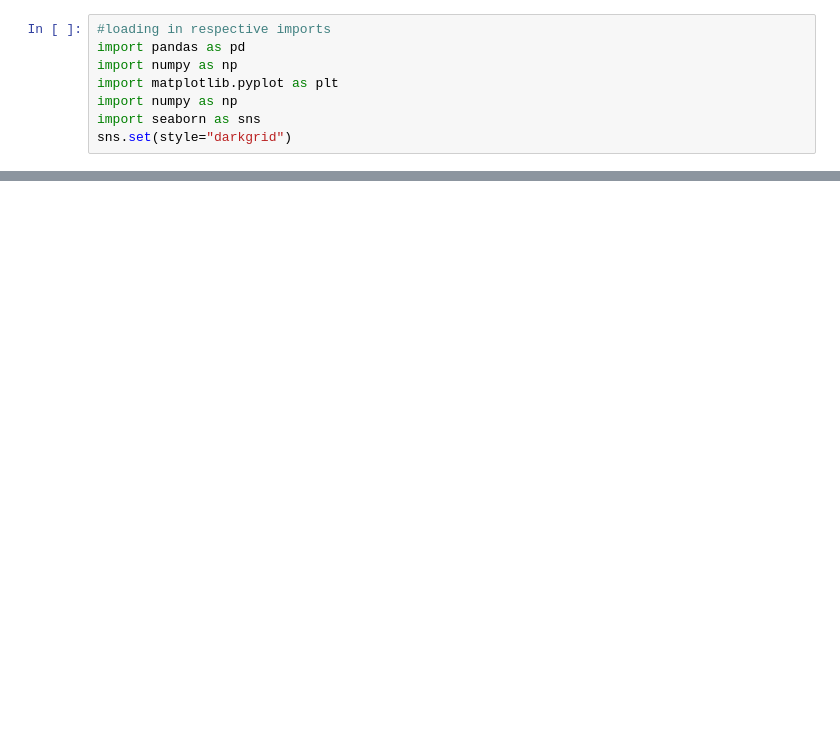
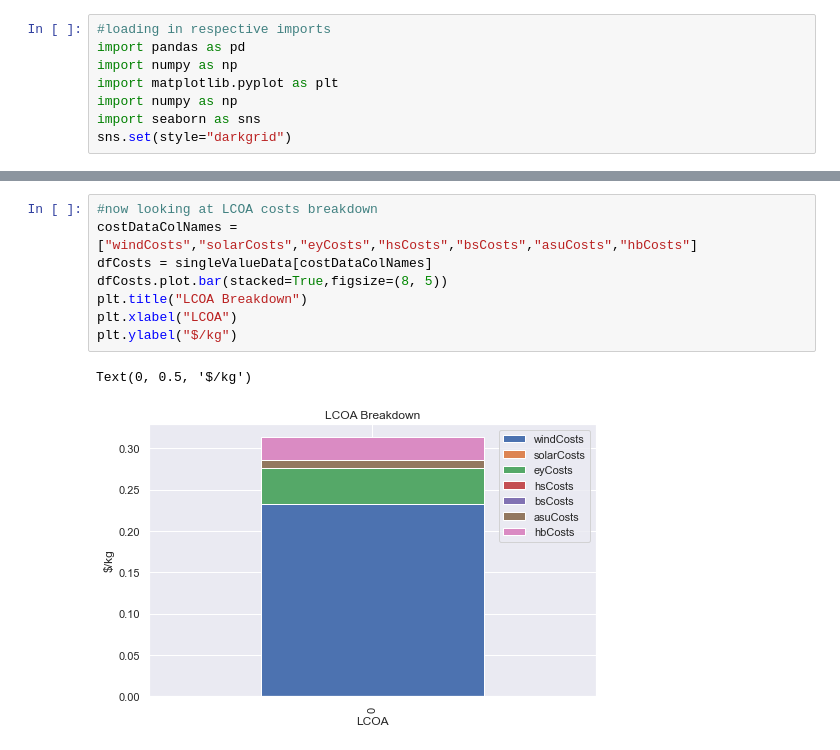
Before and after one commit to julflore000/KAUST, a Jupyter notebook: dataAnalysis/modelOutputAnalysis.ipynb, the cells around one changed output, grey strips where cells are left out. Drawn from its saved outputs; the diff is of its cells as text; blank space fills up the shorter version.

```diff
--- a/dataAnalysis/modelOutputAnalysis.ipynb
+++ b/dataAnalysis/modelOutputAnalysis.ipynb
@@ -64,0 +87,11 @@ Text(0, 0.5, 'Production of chemical (kg)')
+# %%
+#now looking at LCOA costs breakdown
+costDataColNames = ["windCosts","solarCosts","eyCosts","hsCosts","bsCosts","asuCosts","hbCosts"]
+dfCosts = singleValueData[costDataColNames]
+dfCosts.plot.bar(stacked=True,figsize=(8, 5))
+plt.title("LCOA Breakdown")
+plt.xlabel("LCOA")
+plt.ylabel("$/kg")
+# %% [output]
+Text(0, 0.5, '$/kg')
+[figure, added]
```
Also changed, not shown: parts of 7 cells of this notebook, 12 other files.
